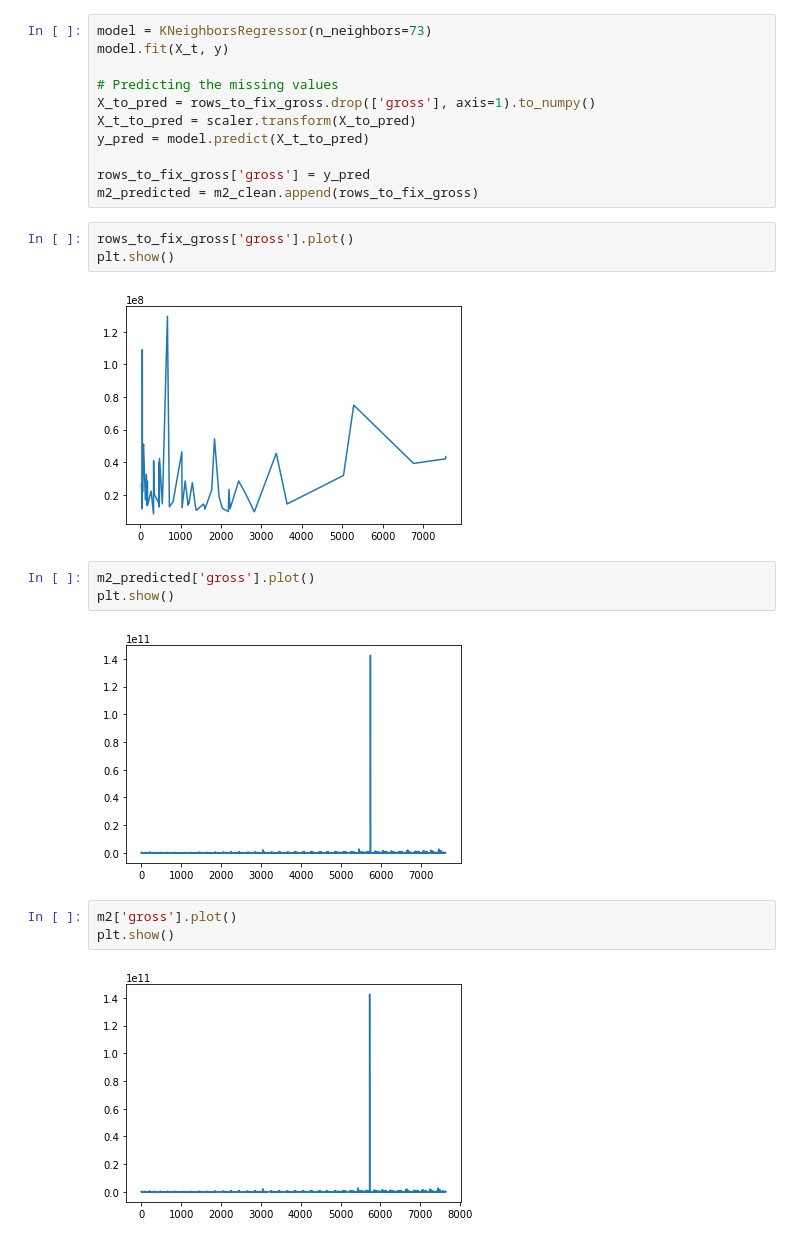
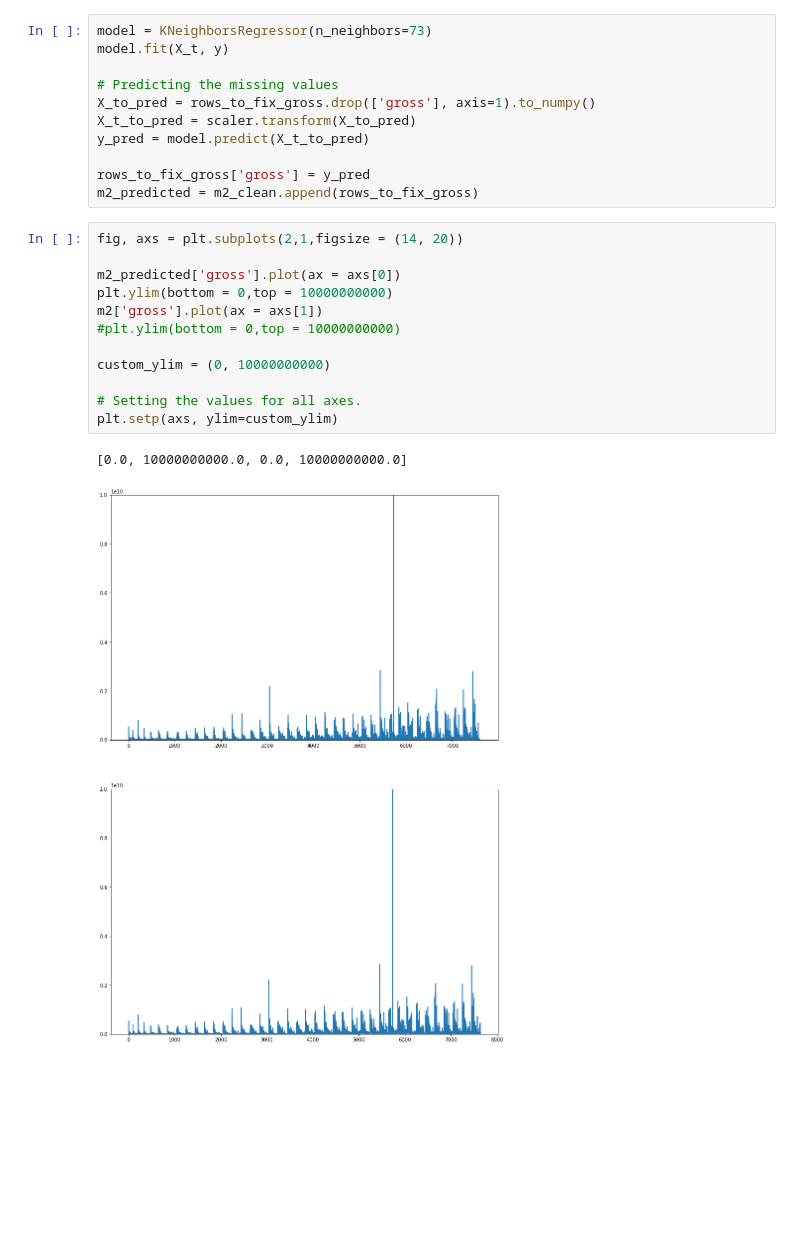
Before and after one commit to dchicasduena/COMP3400_Project, a Jupyter notebook: Iteration 2/Project2.ipynb, the cells around one changed output. Drawn from its saved outputs; the diff is of its cells as text; blank space fills up the shorter version.

Commit message:
Fixed the final graphs a bit

```diff
--- a/Iteration 2/Project2.ipynb
+++ b/Iteration 2/Project2.ipynb
@@ -442,18 +442,18 @@ y_pred = model.predict(X_t_to_pred)
 
 rows_to_fix_gross['gross'] = y_pred
 m2_predicted = m2_clean.append(rows_to_fix_gross)
-# %%
-rows_to_fix_gross['gross'].plot()
-plt.show()
-# %% [output]
-[figure, removed]
-# %%
-m2_predicted['gross'].plot()
-plt.show()
-# %% [output]
-[figure, removed]
-# %%
-m2['gross'].plot()
-plt.show()
-# %% [output]
-[figure, removed]
+# %%
+fig, axs = plt.subplots(2,1,figsize = (14, 20))
+
+m2_predicted['gross'].plot(ax = axs[0])
+plt.ylim(bottom = 0,top = 10000000000)
+m2['gross'].plot(ax = axs[1])
+#plt.ylim(bottom = 0,top = 10000000000)
+
+custom_ylim = (0, 10000000000)
+
+# Setting the values for all axes.
+plt.setp(axs, ylim=custom_ylim)
+# %% [output]
+[0.0, 10000000000.0, 0.0, 10000000000.0]
+[figure, added]
```
Also changed, not shown: parts of 3 cells of this notebook.
